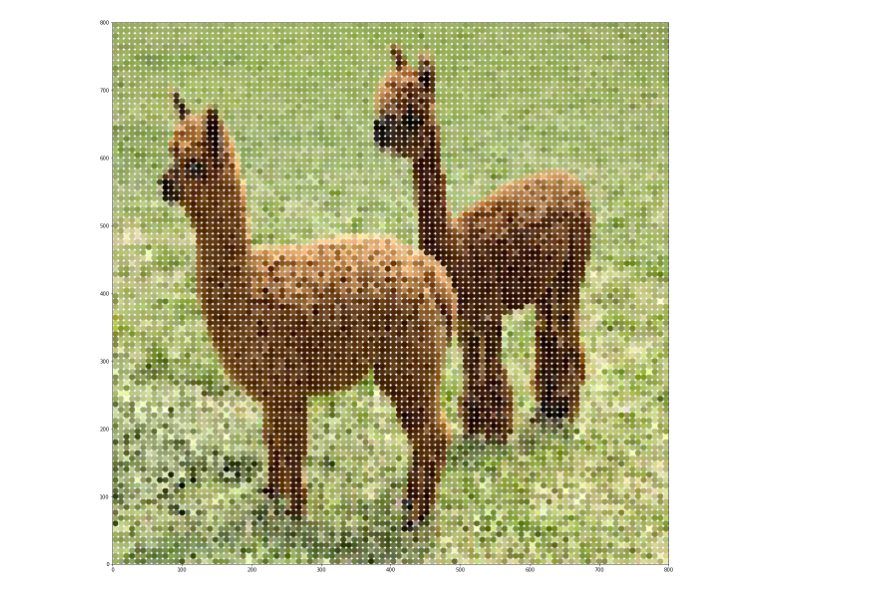
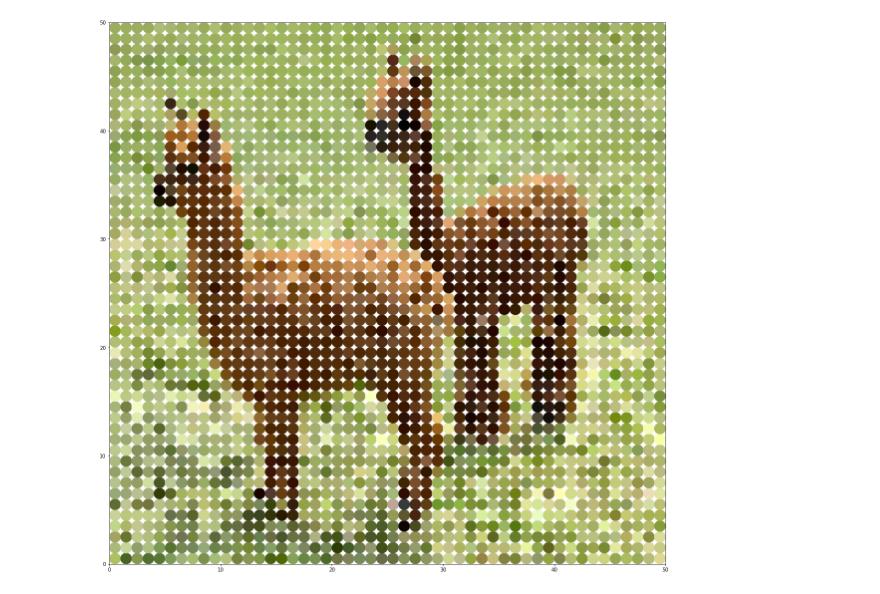
Before and after one commit to gab96mat/MAS-2122, a Jupyter notebook: 03_ComputationalArt/02_images.ipynb, the cells around one changed output. Saved outputs shown, nothing was run; the diff lists cells and outputs as text; code cells hidden in the pictures.

```diff
--- a/03_ComputationalArt/02_images.ipynb
+++ b/03_ComputationalArt/02_images.ipynb
@@ -6,39 +6,39 @@ img = Image.open('data/alpacas.jpg')
 rotated_image = img.rotate(180)
 img = rotated_image
 pixel_values = img.load()
+# %%
+def remap(value, low1, high1, low2, high2):
+
+    return low2 + (value - low1) * (high2 - low2) / (high1 - low1)
 # %%
 #set size of figure
 plt.figure(figsize=(20,20))
 
-width = 800
-height = 800
+width = 50
+height = 50
 
 #set limits of axis
-plt.xlim(0, 800)
-plt.ylim(0, 800)
+plt.xlim(0, 50)
+plt.ylim(0, 50)
 
-numx = 100
-numy = 100
+numx = 50
+numy = 50
 
 dx = float(width)/numx
 dy = float(height)/numy
-
-iw = img.width
-ih = img.height
-
-icx = float(iw)/numx
-icy = float(ih)/numy
 
 for y in range(numy):
     for x in range(numx):
         px = x*dx+dx/2
         py = y*dy+dy/2
 
-        col = pixel_values[int(x*icx),int(y*icy)]
+        c = remap(px, 0, width, 0, img.width)
+        r = remap(py, 0, height, 0, img.height)
+        col = pixel_values[int(c),int(r)]
 
-        my_color = [col[0]/256, col[1]/256, col[2]/256]
+        my_color = [col[0]/255, col[1]/255, col[2]/255]
         cir = plt.Circle((px, py), dx/2, color = my_color)
 
         plt.gcf().gca().add_artist(cir)
 # %% [output]
-[figure, old version]
+[figure, new version]
```
Also changed, not shown: parts of 3 cells of this notebook.
